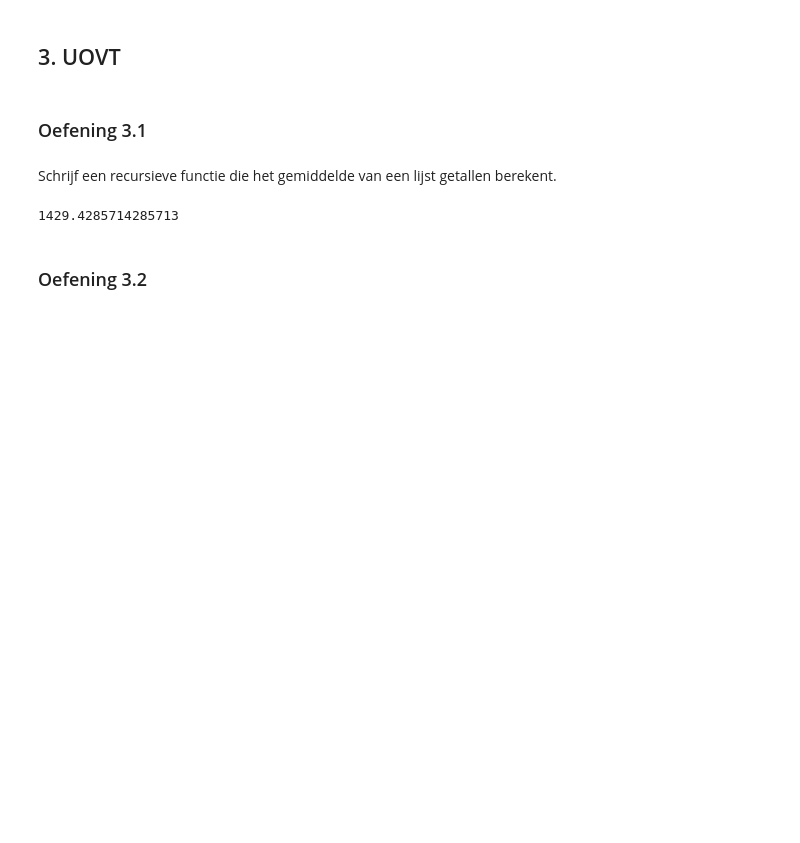
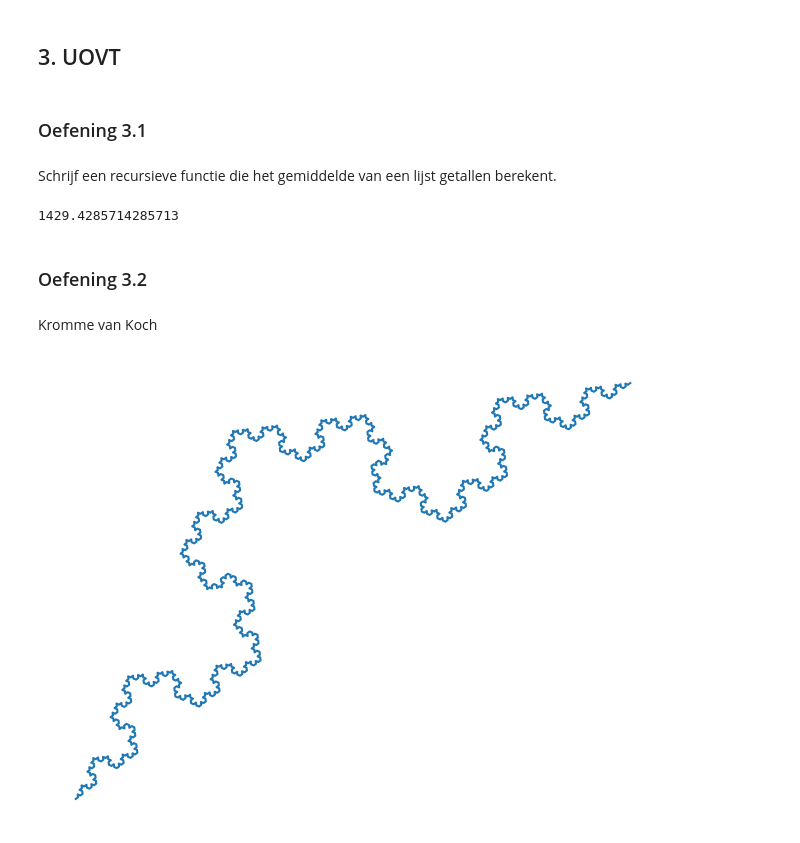
Before and after one commit to vanschependom/KULAK_beginselen-van-programmeren, a Jupyter notebook: OZ6/oefenzitting6.ipynb, the cells around one changed output. Cells and saved outputs as stored; diff of their text form; code cells hidden in the pictures; blank space fills up the shorter version.

Commit message:
Kromme van Koch afgewerkt

```diff
--- a/OZ6/oefenzitting6.ipynb
+++ b/OZ6/oefenzitting6.ipynb
@@ -240,3 +240,51 @@ gemiddelde(getallen)
 1429.4285714285713
 # %% [markdown]
 ### Oefening 3.2
+# %% [markdown]
+Kromme van Koch
+# %%
+import matplotlib.pyplot as plt
+
+def koch_kromme(start,eind,diepte):
+
+    if diepte == 0:
+        return [start,eind]
+
+    else:
+
+        # bereken de uitstulping
+        mid_x = (start[0] + eind[0]) / 2
+        mid_y = (start[1] + eind[1]) / 2
+
+        rotatie_x = (start[1] - eind[1]) / (2 * 3**0.5)
+        rotatie_y = (eind[0] - start[0]) / (2 * 3**0.5)
+
+        punt3 = [mid_x + rotatie_x, mid_y + rotatie_y]
+
+        # bereken de andere hoekpunten van de driehoek
+        punt1 = start
+        punt2 = [start[0]+(eind[0]-start[0])/3, start[1]+(eind[1]-start[1])/3]
+        punt4 = [start[0]+(eind[0]-start[0])*2/3, start[1]+(eind[1]-start[1])*2/3]
+        punt5 = eind
+
+        # bereken de kromme tussen de hoekpunten
+        kromme1 = koch_kromme(punt1,punt2,diepte-1)
+        kromme2 = koch_kromme(punt2,punt3,diepte-1)
+        kromme3 = koch_kromme(punt3,punt4,diepte-1)
+        kromme4 = koch_kromme(punt4,punt5,diepte-1)
+
+        # voeg de krommen samen
+        return kromme1[:-1] + kromme2[:-1] + kromme3[:-1] + kromme4
+
+kromme = koch_kromme([-15.0,-10.0],[5.0,5.0],5)
+
+xcoords,ycoords = zip(*kromme)
+
+plt.figure()
+plt.plot(xcoords,ycoords)
+plt.axis('equal')
+plt.axis('off')
+plt.tight_layout()
+plt.show()
+# %% [output]
+[figure, added]
```
